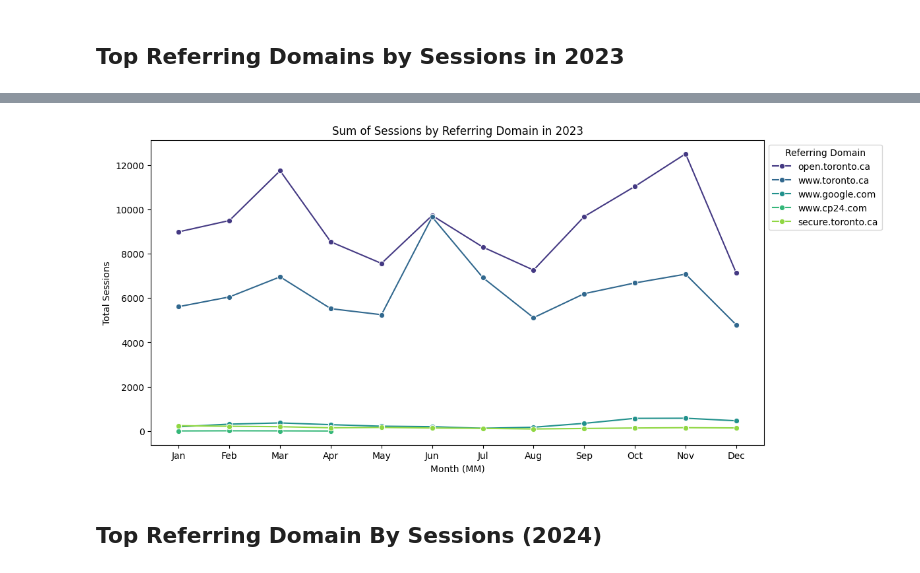
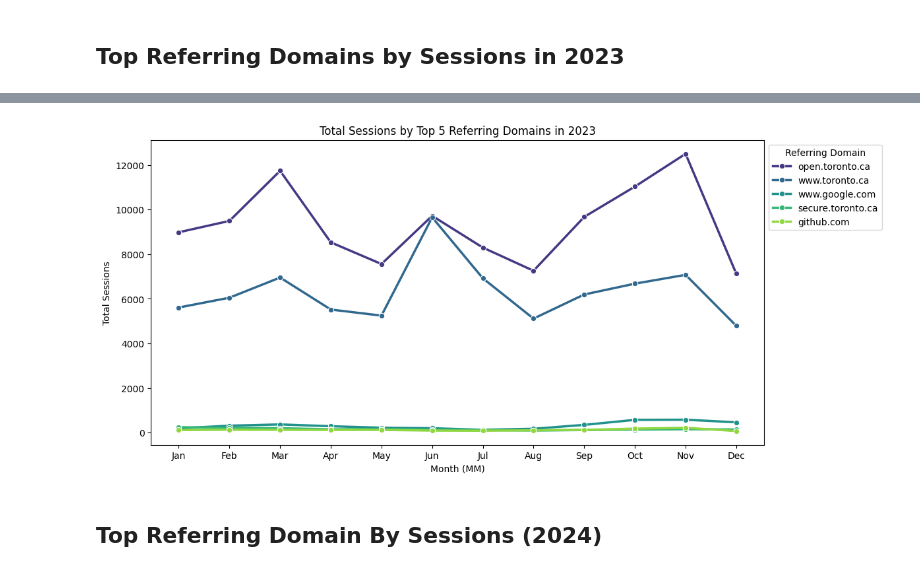
Before and after one commit to rkaushick-neu/toronto-od-web-analytics, a Jupyter notebook: Analysis_Notebook.ipynb, the cells around one changed output, grey strips where cells are left out. Drawn from its saved outputs; the diff is of its cells as text; code cells hidden in the pictures.

```diff
--- a/Analysis_Notebook.ipynb
+++ b/Analysis_Notebook.ipynb
@@ -556,8 +575,8 @@ sessions_grouped_by_referring_domain.head(5)
 top_5_referring_domains = referrer_domain_df['data-no-summary'][referrer_domain_df['data-no-summary']['Referring Domain'].isin(['open.toronto.ca',
                                                                                                                                 'www.toronto.ca',
                                                                                                                                 'www.google.com',
-                                                                                                                                'www.cp24.com',
-                                                                                                                                'secure.toronto.ca'])]
+                                                                                                                                'secure.toronto.ca',
+                                                                                                                                'github.com'])]
 top_5_referring_domains_2023 = top_5_referring_domains[top_5_referring_domains['Date (YYYY)'] == 2023]
 # print(top_5_referring_domains_2023)
 # now grouping this based on date
@@ -568,6 +587,6 @@ month_mapping = {1: 'Jan', 2: 'Feb', 3: 'Mar', 4: 'Apr', 5: 'May', 6: 'Jun',
                  7: 'Jul', 8: 'Aug', 9: 'Sep', 10: 'Oct', 11: 'Nov', 12: 'Dec'}
 top_5_domains_grouped_date_2023['Date (MM)'] = top_5_domains_grouped_date_2023['Date (MM)'].map(month_mapping)
 
-top_5_domains_grouped_date_2023
+top_5_domains_grouped_date_2023.head()
 # %% [output]
 |  | Referring Domain | Date (MM) | Date (YYYY) | Date (DD) | Date (Numeric) | Sessions | Users | Views |
@@ -590,14 +598,16 @@ top_5_domains_grouped_date_2023
 # %%
-legend_hue_order = ['open.toronto.ca', 'www.toronto.ca', 'www.google.com', 'www.cp24.com', 'secure.toronto.ca']
+legend_hue_order = ['open.toronto.ca', 'www.toronto.ca', 'www.google.com', 'secure.toronto.ca', 'github.com']
 
 plt.figure(figsize=(12, 6))
-sns.lineplot(data=top_5_domains_grouped_date_2023, x='Date (MM)', y='Sessions', hue='Referring Domain', marker='o', palette='viridis', hue_order=legend_hue_order)
-plt.title('Sum of Sessions by Referring Domain in 2023')
+sns.lineplot(data=top_5_domains_grouped_date_2023, x='Date (MM)', y='Sessions', hue='Referring Domain', marker='o', palette='viridis',
+             hue_order=legend_hue_order,
+               linewidth = 2.5)
+plt.title('Total Sessions by Top 5 Referring Domains in 2023')
 plt.xlabel('Month (MM)')
 plt.ylabel('Total Sessions')
 plt.legend(title='Referring Domain', loc='upper left', bbox_to_anchor=(1, 1))
 plt.show()
 # %% [output]
-[figure, old version]
+[figure, new version]
 # %% [markdown]
 ## Top Referring Domain By Sessions (2024)
```
Also changed, not shown: parts of 9 cells of this notebook.
